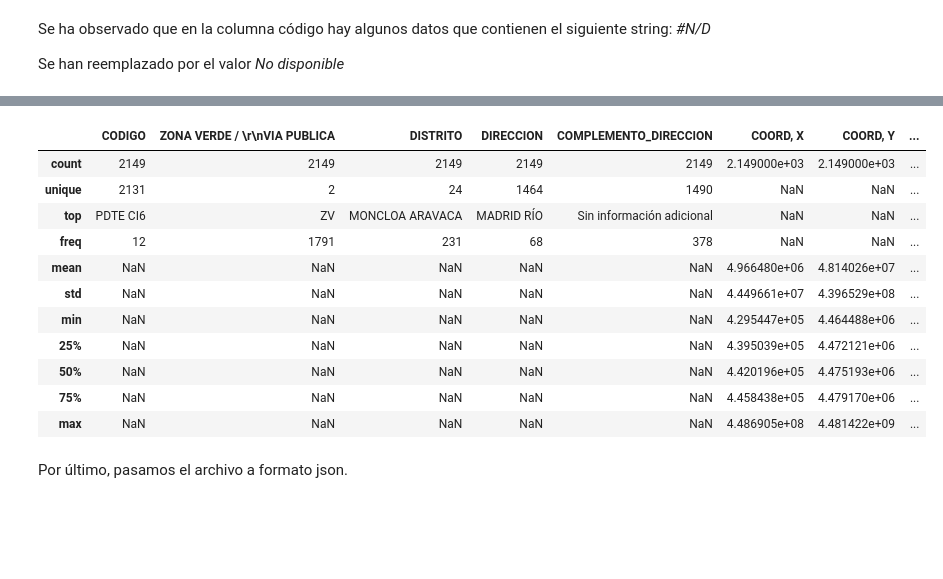
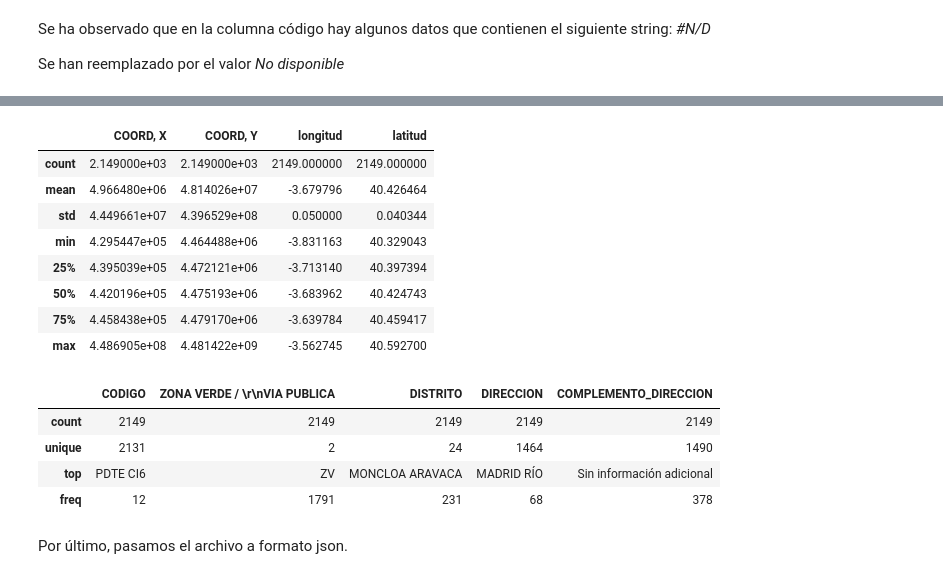
Before and after one commit to dfvinxu/desafio_data, a Jupyter notebook: data/madrid/fuentes/limpieza_fuentes.ipynb, the cells around one changed output, grey strips where cells are left out. Cells and saved outputs as stored; diff of their text form; code cells hidden in the pictures; blank space fills up the shorter version.

```diff
--- a/data/madrid/fuentes/limpieza_fuentes.ipynb
+++ b/data/madrid/fuentes/limpieza_fuentes.ipynb
@@ -245,21 +245,26 @@ VIA PUBLICA  2149 non-null   object
  8   latitud                     2149 non-null   float64
 dtypes: float64(4), object(5)
 memory usage: 151.2+ KB
+# %%
+df_fuentes.describe()
+# %% [output]
+|  | COORD, X | COORD, Y | longitud | latitud |
+| count | 2.149000e+03 | 2.149000e+03 | 2149.000000 | 2149.000000 |
+| mean | 4.966480e+06 | 4.814026e+07 | -3.679796 | 40.426464 |
+| std | 4.449661e+07 | 4.396529e+08 | 0.050000 | 0.040344 |
+| min | 4.295447e+05 | 4.464488e+06 | -3.831163 | 40.329043 |
+| 25% | 4.395039e+05 | 4.472121e+06 | -3.713140 | 40.397394 |
+| 50% | 4.420196e+05 | 4.475193e+06 | -3.683962 | 40.424743 |
+| 75% | 4.458438e+05 | 4.479170e+06 | -3.639784 | 40.459417 |
+| max | 4.486905e+08 | 4.481422e+09 | -3.562745 | 40.592700 |
 # %%
-df_fuentes.describe(include="all")
+df_fuentes.describe(include="object")
 # %% [output]
-|  | CODIGO | ZONA VERDE / \r\nVIA PUBLICA | DISTRITO | DIRECCION | COMPLEMENTO_DIRECCION | COORD, X | COORD, Y | ... |
-| count | 2149 | 2149 | 2149 | 2149 | 2149 | 2.149000e+03 | 2.149000e+03 | ... |
-| unique | 2131 | 2 | 24 | 1464 | 1490 | NaN | NaN | ... |
-| top | PDTE CI6 | ZV | MONCLOA ARAVACA | MADRID RÍO | Sin información adicional | NaN | NaN | ... |
-| freq | 12 | 1791 | 231 | 68 | 378 | NaN | NaN | ... |
-| mean | NaN | NaN | NaN | NaN | NaN | 4.966480e+06 | 4.814026e+07 | ... |
-| std | NaN | NaN | NaN | NaN | NaN | 4.449661e+07 | 4.396529e+08 | ... |
-| min | NaN | NaN | NaN | NaN | NaN | 4.295447e+05 | 4.464488e+06 | ... |
-| 25% | NaN | NaN | NaN | NaN | NaN | 4.395039e+05 | 4.472121e+06 | ... |
-| 50% | NaN | NaN | NaN | NaN | NaN | 4.420196e+05 | 4.475193e+06 | ... |
-| 75% | NaN | NaN | NaN | NaN | NaN | 4.458438e+05 | 4.479170e+06 | ... |
-| max | NaN | NaN | NaN | NaN | NaN | 4.486905e+08 | 4.481422e+09 | ... |
+|  | CODIGO | ZONA VERDE / \r\nVIA PUBLICA | DISTRITO | DIRECCION | COMPLEMENTO_DIRECCION |
+| count | 2149 | 2149 | 2149 | 2149 | 2149 |
+| unique | 2131 | 2 | 24 | 1464 | 1490 |
+| top | PDTE CI6 | ZV | MONCLOA ARAVACA | MADRID RÍO | Sin información adicional |
+| freq | 12 | 1791 | 231 | 68 | 378 |
 # %% [markdown]
 Por último, pasamos el archivo a formato json.
 # %%
```
